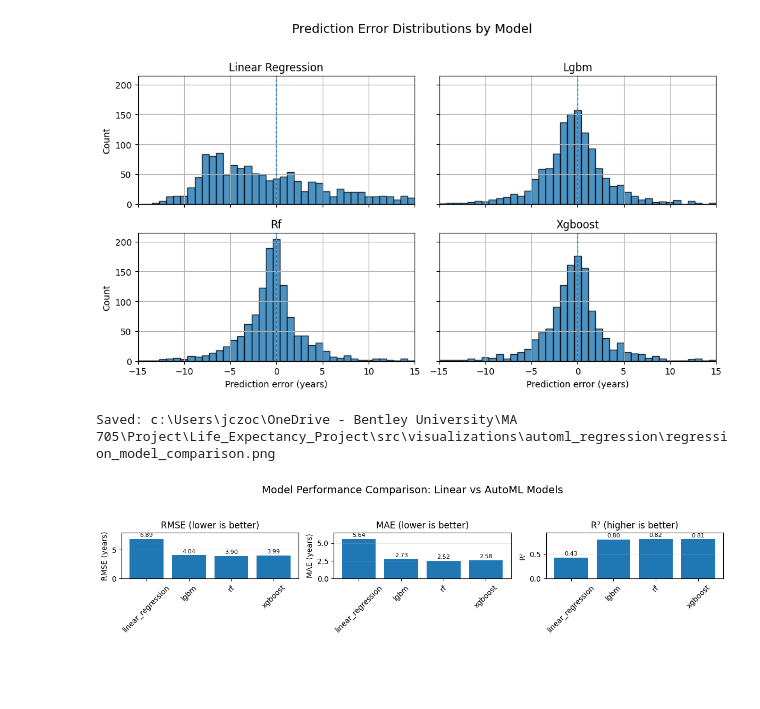
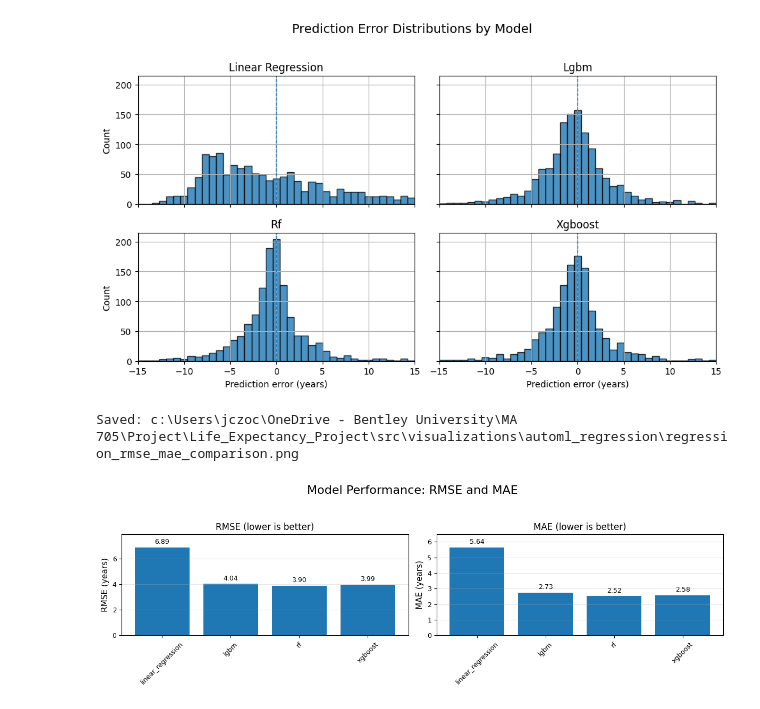
Before and after one commit to Jzoccs/Life_Expectancy_Project, a Jupyter notebook: notebooks/Regression_visualizations.ipynb, the cells around one changed output. Saved outputs shown, nothing was run; the diff lists cells and outputs as text; code cells hidden in the pictures; blank space fills up the shorter version.

Commit message:
Updated Regression tab

```diff
--- a/notebooks/Regression_visualizations.ipynb
+++ b/notebooks/Regression_visualizations.ipynb
@@ -59,51 +59,50 @@ plt.show()
 Saved: c:\Users\jczoc\OneDrive - Bentley University\MA 705\Project\Life_Expectancy_Project\src\visualizations\automl_regression\error_distributions_by_model.png
 [figure]
 # %%
-fig, axes = plt.subplots(1, 3, figsize=(12, 3))
+# --- Figure 1: RMSE and MAE together ---------------------------------
 
-metrics_to_plot = ["rmse", "mae", "r2"]
+fig, axes = plt.subplots(1, 2, figsize=(12, 4))  # 2 panels: RMSE, MAE
+
+metrics_to_plot = ["rmse", "mae"]
 titles = [
     "RMSE (lower is better)",
     "MAE (lower is better)",
-    "R² (higher is better)",
 ]
-ylabels = ["RMSE (years)", "MAE (years)", "R²"]
-formats = ["{:.2f}", "{:.2f}", "{:.2f}"]  # label formatting
+ylabels = ["RMSE (years)", "MAE (years)"]
+formats = ["{:.2f}", "{:.2f}"]
 
 for ax, metric, title, ylabel, fmt in zip(axes, metrics_to_plot, titles, ylabels, formats):
     values = metrics[metric].values
     bars = ax.bar(metrics["model"], values)
 
-    # Give some headroom above the tallest bar
     ymax = values.max() * 1.15
     ax.set_ylim(0, ymax)
 
-    ax.set_title(title)
-    ax.set_ylabel(ylabel)
-    ax.tick_params(axis="x", rotation=45)
+    ax.set_title(title, fontsize=12)
+    ax.set_ylabel(ylabel, fontsize=11)
+    ax.tick_params(axis="x", rotation=45, labelsize=9)
+    ax.tick_params(axis="y", labelsize=9)
     ax.grid(axis="y", alpha=0.3)
 
-    # Add labels just above the bar top
+    # Labels above bars
     for bar, value in zip(bars, values):
         height = bar.get_height()
         ax.text(
             bar.get_x() + bar.get_width() / 2,
-            height + ymax * 0.02,  # small offset upwards
+            height + ymax * 0.02,
             fmt.format(value),
             ha="center",
             va="bottom",
-            fontsize=8,
+            fontsize=9,
         )
 
-fig.suptitle("Model Performance Comparison: Linear vs AutoML Models", fontsize=14)
+fig.suptitle("Model Performance: RMSE and MAE", fontsize=16)
+plt.tight_layout(rect=[0, 0, 1, 0.93])
 
-# Leave room for the suptitle but still pack things nicely
-plt.tight_layout(rect=[0, 0, 1, 0.92])
-
-out_path = fig_dir / "regression_model_comparison.png"
-fig.savefig(out_path, dpi=300)
-print("Saved:", out_path)
+out_path_rmse_mae = fig_dir / "regression_rmse_mae_comparison.png"
+fig.savefig(out_path_rmse_mae, dpi=300, bbox_inches="tight")
+print("Saved:", out_path_rmse_mae)
 plt.show()
 # %% [output]
-Saved: c:\Users\jczoc\OneDrive - Bentley University\MA 705\Project\Life_Expectancy_Project\src\visualizations\automl_regression\regression_model_comparison.png
+Saved: c:\Users\jczoc\OneDrive - Bentley University\MA 705\Project\Life_Expectancy_Project\src\visualizations\automl_regression\regression_rmse_mae_comparison.png
-[figure, old version]
+[figure, new version]
```
Also changed, not shown: parts of 3 cells of this notebook, 5 other files.
